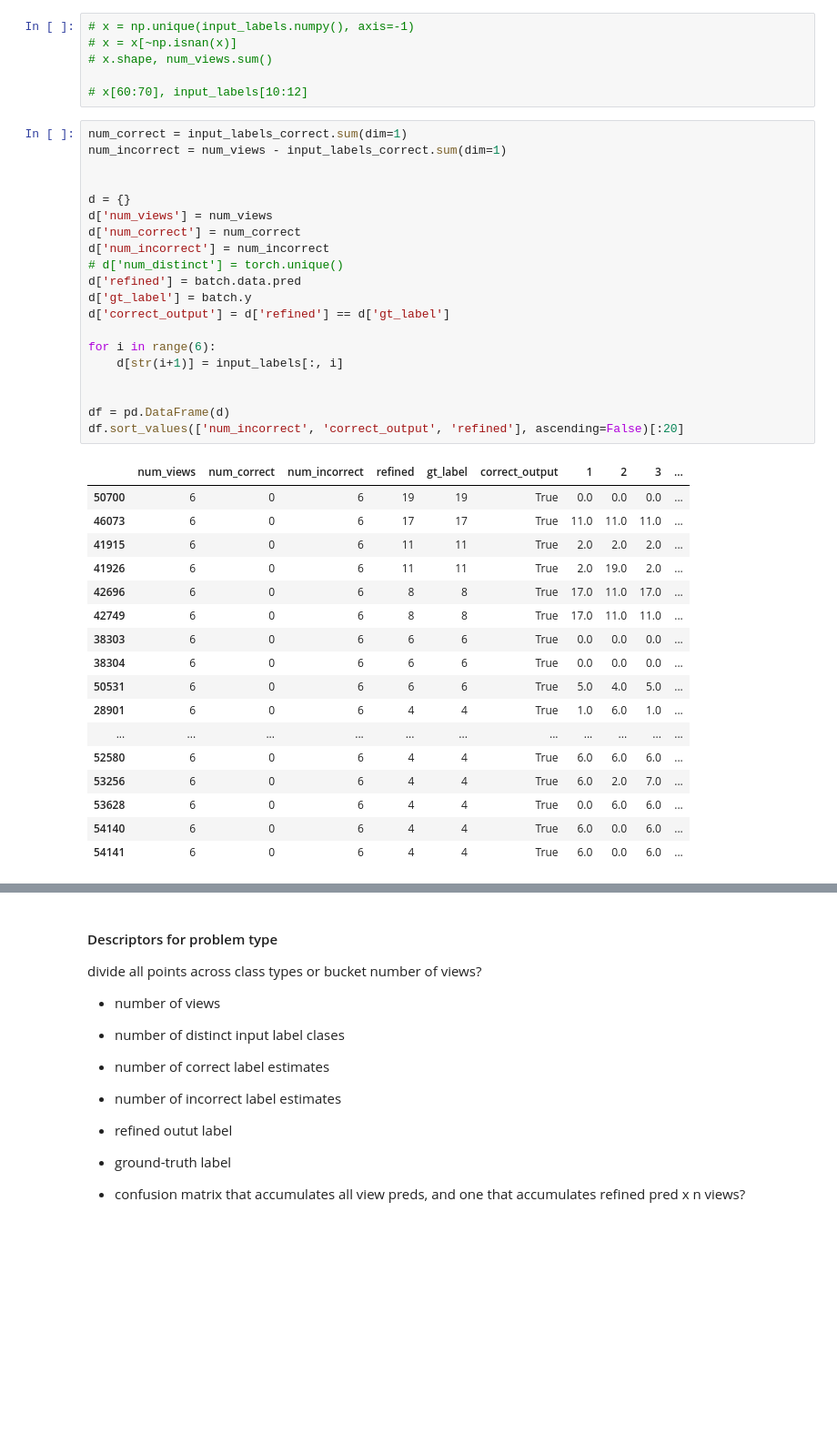
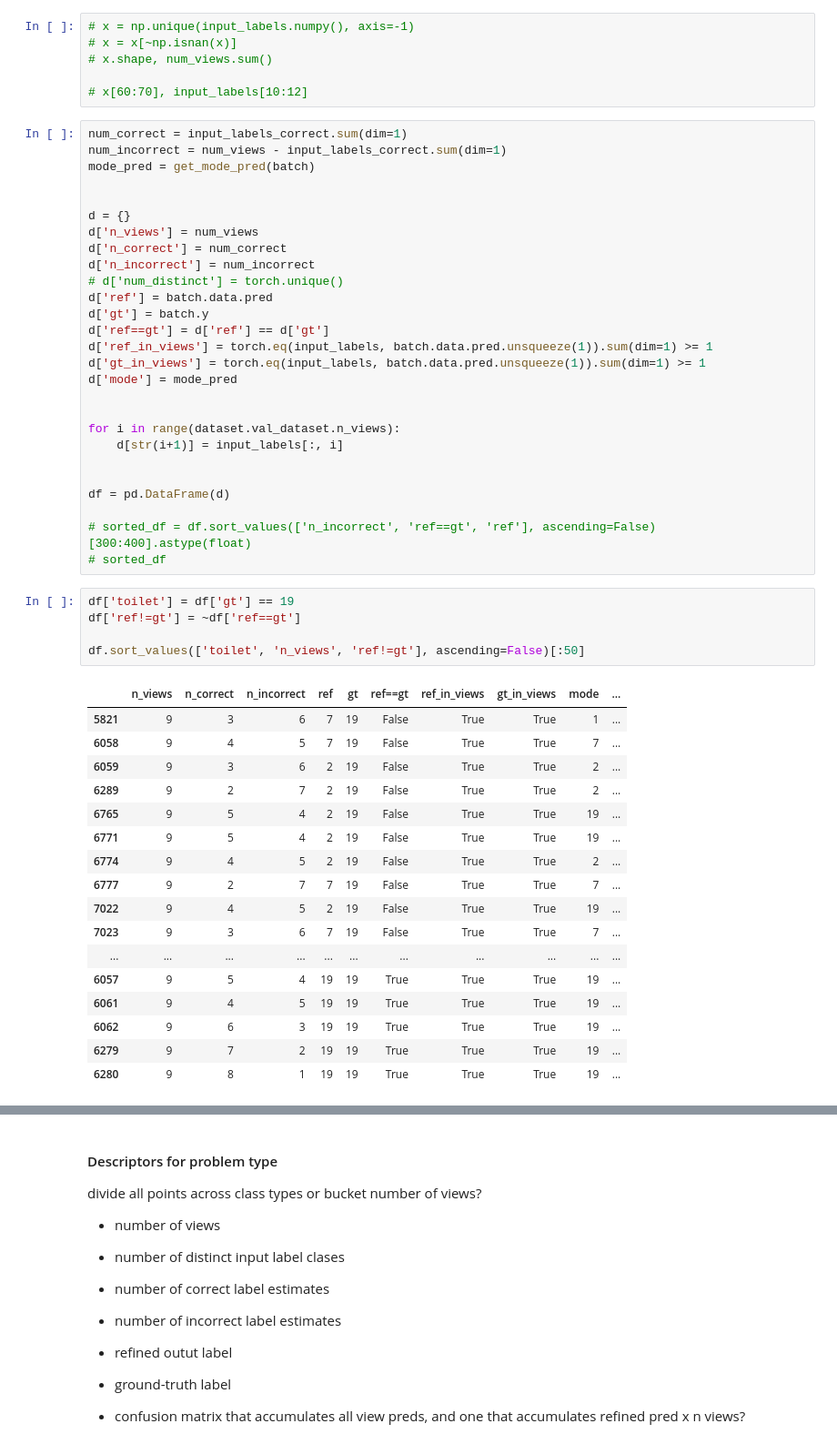
Before and after one commit to fsun2000/DeepViewAgg, a Jupyter notebook: notebooks/model_debugging/result_analysis.ipynb, the cells around one changed output, grey strips where cells are left out. Shown at 91% size. Cells and saved outputs as stored; diff of their text form; blank space fills up the shorter version.

```diff
--- a/notebooks/model_debugging/result_analysis.ipynb
+++ b/notebooks/model_debugging/result_analysis.ipynb
@@ -241,38 +314,50 @@ input_labels_correct = torch.eq(input_labels, batch.y.unsqueeze(1))
 # %%
 num_correct = input_labels_correct.sum(dim=1)
 num_incorrect = num_views - input_labels_correct.sum(dim=1)
+mode_pred = get_mode_pred(batch)
 
 
 d = {}
-d['num_views'] = num_views
-d['num_correct'] = num_correct
-d['num_incorrect'] = num_incorrect
+d['n_views'] = num_views
+d['n_correct'] = num_correct
+d['n_incorrect'] = num_incorrect
 # d['num_distinct'] = torch.unique()
-d['refined'] = batch.data.pred
-d['gt_label'] = batch.y
-d['correct_output'] = d['refined'] == d['gt_label']
+d['ref'] = batch.data.pred
+d['gt'] = batch.y
+d['ref==gt'] = d['ref'] == d['gt']
+d['ref_in_views'] = torch.eq(input_labels, batch.data.pred.unsqueeze(1)).sum(dim=1) >= 1
+d['gt_in_views'] = torch.eq(input_labels, batch.data.pred.unsqueeze(1)).sum(dim=1) >= 1
+d['mode'] = mode_pred
 
-for i in range(6):
+
+for i in range(dataset.val_dataset.n_views):
     d[str(i+1)] = input_labels[:, i]
 
 
 df = pd.DataFrame(d)
-df.sort_values(['num_incorrect', 'correct_output', 'refined'], ascending=False)[:20]
+
+# sorted_df = df.sort_values(['n_incorrect', 'ref==gt', 'ref'], ascending=False)[300:400].astype(float)
+# sorted_df
-# %% [output]
-|  | num_views | num_correct | num_incorrect | refined | gt_label | correct_output | 1 | 2 | 3 | ... |
-| 50700 | 6 | 0 | 6 | 19 | 19 | True | 0.0 | 0.0 | 0.0 | ... |
-| 46073 | 6 | 0 | 6 | 17 | 17 | True | 11.0 | 11.0 | 11.0 | ... |
-| 41915 | 6 | 0 | 6 | 11 | 11 | True | 2.0 | 2.0 | 2.0 | ... |
-| 41926 | 6 | 0 | 6 | 11 | 11 | True | 2.0 | 19.0 | 2.0 | ... |
-| 42696 | 6 | 0 | 6 | 8 | 8 | True | 17.0 | 11.0 | 17.0 | ... |
-| 42749 | 6 | 0 | 6 | 8 | 8 | True | 17.0 | 11.0 | 11.0 | ... |
-| 38303 | 6 | 0 | 6 | 6 | 6 | True | 0.0 | 0.0 | 0.0 | ... |
-| 38304 | 6 | 0 | 6 | 6 | 6 | True | 0.0 | 0.0 | 0.0 | ... |
-| 50531 | 6 | 0 | 6 | 6 | 6 | True | 5.0 | 4.0 | 5.0 | ... |
-| 28901 | 6 | 0 | 6 | 4 | 4 | True | 1.0 | 6.0 | 1.0 | ... |
-| ... | ... | ... | ... | ... | ... | ... | ... | ... | ... | ... |
-| 52580 | 6 | 0 | 6 | 4 | 4 | True | 6.0 | 6.0 | 6.0 | ... |
-| 53256 | 6 | 0 | 6 | 4 | 4 | True | 6.0 | 2.0 | 7.0 | ... |
-| 53628 | 6 | 0 | 6 | 4 | 4 | True | 0.0 | 6.0 | 6.0 | ... |
-| 54140 | 6 | 0 | 6 | 4 | 4 | True | 6.0 | 0.0 | 6.0 | ... |
-| 54141 | 6 | 0 | 6 | 4 | 4 | True | 6.0 | 0.0 | 6.0 | ... |
+# %%
+df['toilet'] = df['gt'] == 19
+df['ref!=gt'] = ~df['ref==gt']
+
+df.sort_values(['toilet', 'n_views', 'ref!=gt'], ascending=False)[:50]
+# %% [output]
+|  | n_views | n_correct | n_incorrect | ref | gt | ref==gt | ref_in_views | gt_in_views | mode | ... |
+| 5821 | 9 | 3 | 6 | 7 | 19 | False | True | True | 1 | ... |
+| 6058 | 9 | 4 | 5 | 7 | 19 | False | True | True | 7 | ... |
+| 6059 | 9 | 3 | 6 | 2 | 19 | False | True | True | 2 | ... |
+| 6289 | 9 | 2 | 7 | 2 | 19 | False | True | True | 2 | ... |
+| 6765 | 9 | 5 | 4 | 2 | 19 | False | True | True | 19 | ... |
+| 6771 | 9 | 5 | 4 | 2 | 19 | False | True | True | 19 | ... |
+| 6774 | 9 | 4 | 5 | 2 | 19 | False | True | True | 2 | ... |
+| 6777 | 9 | 2 | 7 | 7 | 19 | False | True | True | 7 | ... |
+| 7022 | 9 | 4 | 5 | 2 | 19 | False | True | True | 19 | ... |
+| 7023 | 9 | 3 | 6 | 7 | 19 | False | True | True | 7 | ... |
+| ... | ... | ... | ... | ... | ... | ... | ... | ... | ... | ... |
+| 6057 | 9 | 5 | 4 | 19 | 19 | True | True | True | 19 | ... |
+| 6061 | 9 | 4 | 5 | 19 | 19 | True | True | True | 19 | ... |
+| 6062 | 9 | 6 | 3 | 19 | 19 | True | True | True | 19 | ... |
+| 6279 | 9 | 7 | 2 | 19 | 19 | True | True | True | 19 | ... |
+| 6280 | 9 | 8 | 1 | 19 | 19 | True | True | True | 19 | ... |
```
Also changed, not shown: parts of 26 cells of this notebook, 20 other files.
